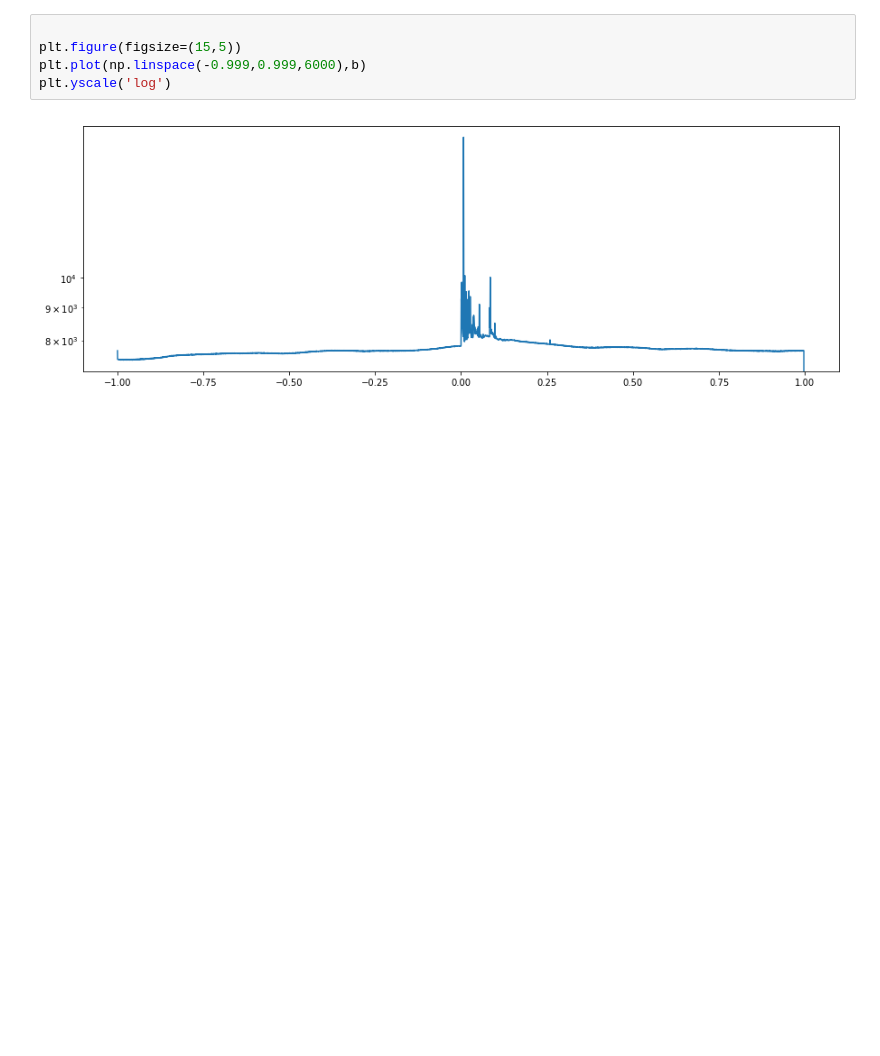
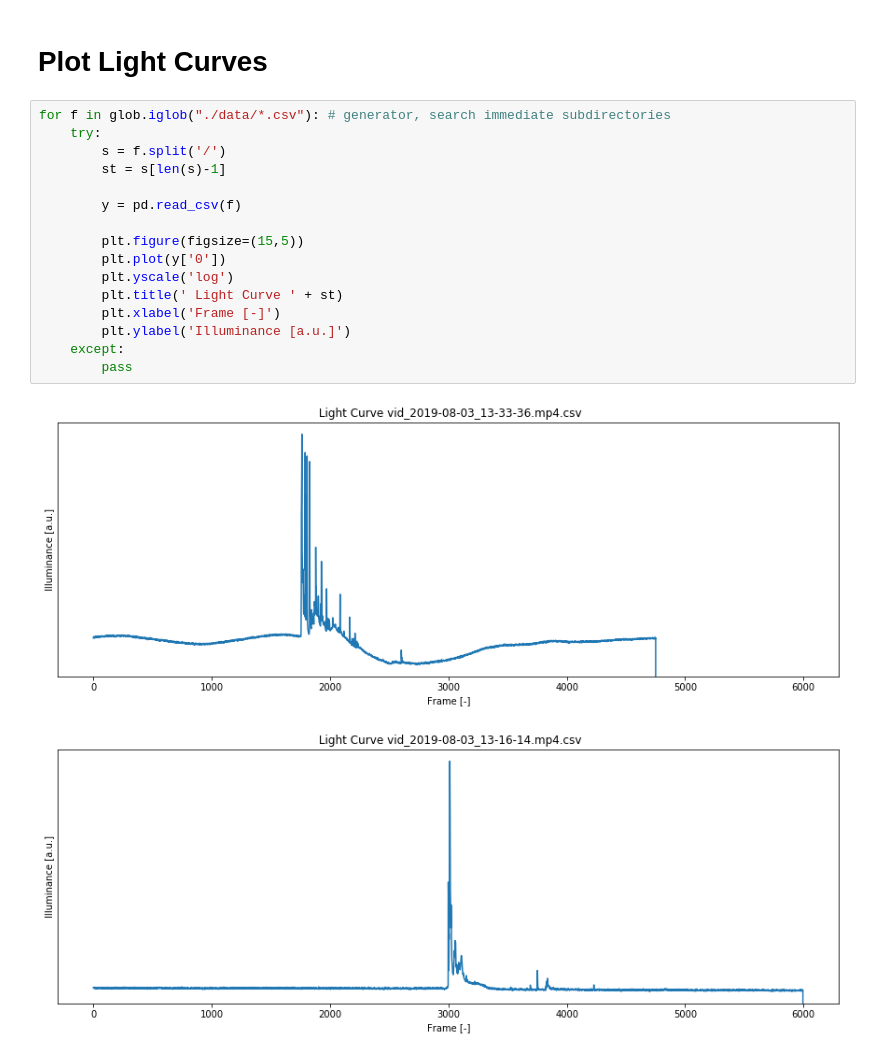
Before and after one commit to ODZ-UJF-AV-CR/lightcurve, a Jupyter notebook: opencv.ipynb, the cells around one changed output. Drawn from its saved outputs; the diff is of its cells as text; blank space fills up the shorter version.

```diff
--- a/opencv.ipynb
+++ b/opencv.ipynb
@@ -40,7 +57,21 @@ for f in glob.iglob("./data/*.mp4"): # generator, search immediate subdirectorie
-# %%
-
-plt.figure(figsize=(15,5))
-plt.plot(np.linspace(-0.999,0.999,6000),b)
-plt.yscale('log')
-# %% [output]
-[figure, removed]
+# %% [markdown]
+# Plot Light Curves
+# %%
+for f in glob.iglob("./data/*.csv"): # generator, search immediate subdirectories
+    try:
+        s = f.split('/')
+        st = s[len(s)-1]
+
+        y = pd.read_csv(f)
+
+        plt.figure(figsize=(15,5))
+        plt.plot(y['0'])
+        plt.yscale('log')
+        plt.title(' Light Curve ' + st)
+        plt.xlabel('Frame [-]')
+        plt.ylabel('Illuminance [a.u.]')
+    except:
+        pass
+# %% [output]
+[figure, added]
+[figure, added]
```
Also changed, not shown: parts of 8 cells of this notebook.
